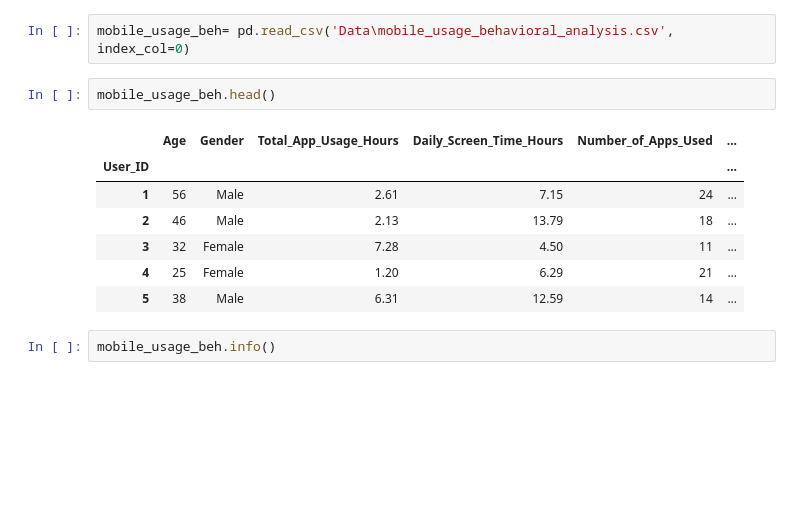
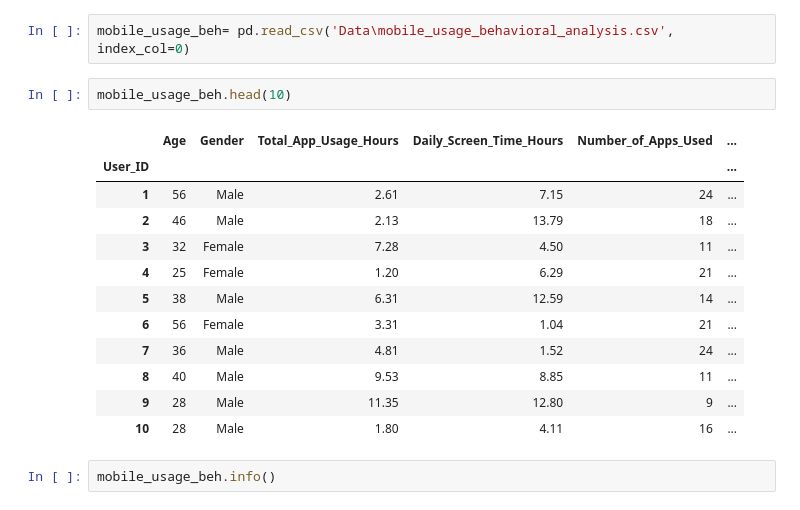
Before and after one commit to ElifSurucu/Understanding-Mobile-Usage-Trends, a Jupyter notebook: notebook.ipynb, the cells around one changed output. Drawn from its saved outputs; the diff is of its cells as text; blank space fills up the shorter version.

```diff
--- a/notebook.ipynb
+++ b/notebook.ipynb
@@ -12,15 +17,20 @@ import seaborn as sns
 # %%
 mobile_usage_beh= pd.read_csv('Data\mobile_usage_behavioral_analysis.csv', index_col=0)
 # %%
-mobile_usage_beh.head()
+mobile_usage_beh.head(10)
 # %% [output]
 |  | Age | Gender | Total_App_Usage_Hours | Daily_Screen_Time_Hours | Number_of_Apps_Used | ... |
 | User_ID |  |  |  |  |  | ... |
 | 1 | 56 | Male | 2.61 | 7.15 | 24 | ... |
 | 2 | 46 | Male | 2.13 | 13.79 | 18 | ... |
 | 3 | 32 | Female | 7.28 | 4.50 | 11 | ... |
 | 4 | 25 | Female | 1.20 | 6.29 | 21 | ... |
 | 5 | 38 | Male | 6.31 | 12.59 | 14 | ... |
+| 6 | 56 | Female | 3.31 | 1.04 | 21 | ... |
+| 7 | 36 | Male | 4.81 | 1.52 | 24 | ... |
+| 8 | 40 | Male | 9.53 | 8.85 | 11 | ... |
+| 9 | 28 | Male | 11.35 | 12.80 | 9 | ... |
+| 10 | 28 | Male | 1.80 | 4.11 | 16 | ... |
 # %%
 mobile_usage_beh.info()
 # %% [output]
```
Also changed, not shown: parts of 35 cells of this notebook.
